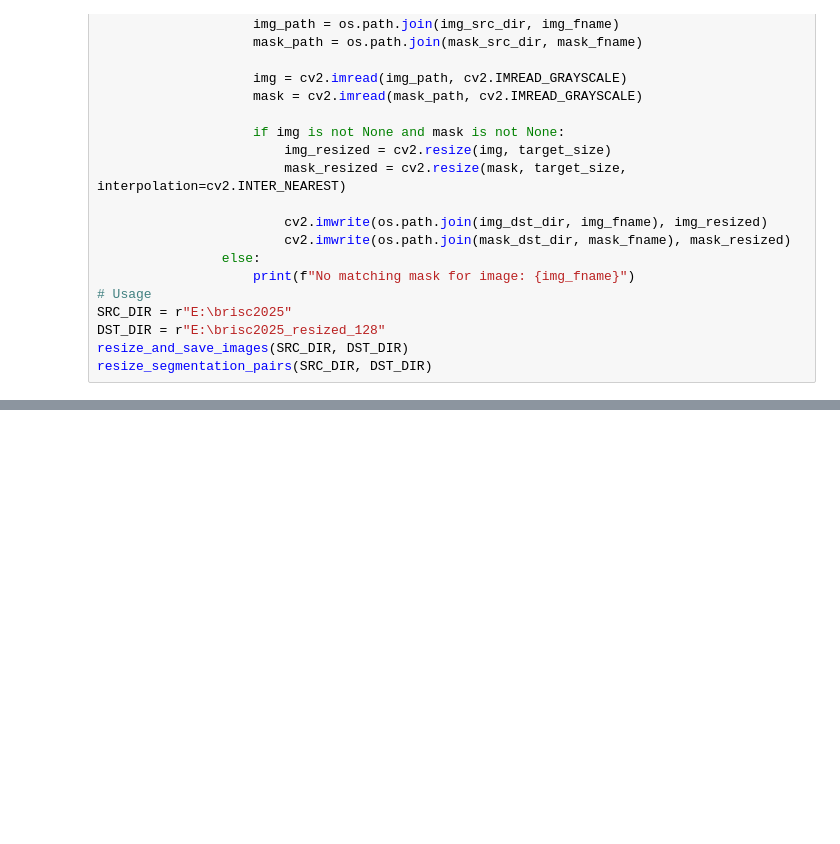
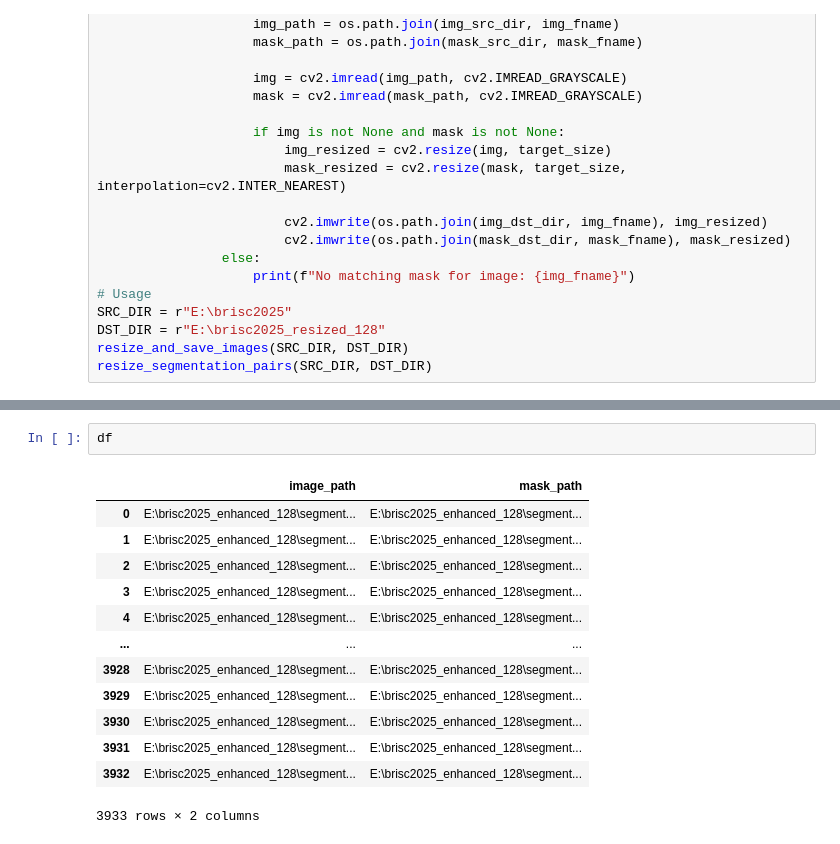
Before and after one commit to Ahtesham-Ibne-Mostafa/Brain_Tumor_Segmentation_and_Classification_Using_BRISC_Dataset, a Jupyter notebook: Brisc.ipynb, the cells around one changed output, grey strips where cells are left out. Saved outputs shown, nothing was run; the diff lists cells and outputs as text; blank space fills up the shorter version.

```diff
--- a/Brisc.ipynb
+++ b/Brisc.ipynb
@@ -615,0 +487,16 @@ print("Output shape:", output.shape)  # Should be [1, 1, 128, 128]
+# %%
+df
+# %% [output]
+|  | image_path | mask_path |
+| 0 | E:\brisc2025_enhanced_128\segment... | E:\brisc2025_enhanced_128\segment... |
+| 1 | E:\brisc2025_enhanced_128\segment... | E:\brisc2025_enhanced_128\segment... |
+| 2 | E:\brisc2025_enhanced_128\segment... | E:\brisc2025_enhanced_128\segment... |
+| 3 | E:\brisc2025_enhanced_128\segment... | E:\brisc2025_enhanced_128\segment... |
+| 4 | E:\brisc2025_enhanced_128\segment... | E:\brisc2025_enhanced_128\segment... |
+| ... | ... | ... |
+| 3928 | E:\brisc2025_enhanced_128\segment... | E:\brisc2025_enhanced_128\segment... |
+| 3929 | E:\brisc2025_enhanced_128\segment... | E:\brisc2025_enhanced_128\segment... |
+| 3930 | E:\brisc2025_enhanced_128\segment... | E:\brisc2025_enhanced_128\segment... |
+| 3931 | E:\brisc2025_enhanced_128\segment... | E:\brisc2025_enhanced_128\segment... |
+| 3932 | E:\brisc2025_enhanced_128\segment... | E:\brisc2025_enhanced_128\segment... |
+3933 rows × 2 columns
```
Also changed, not shown: parts of 16 cells of this notebook.
